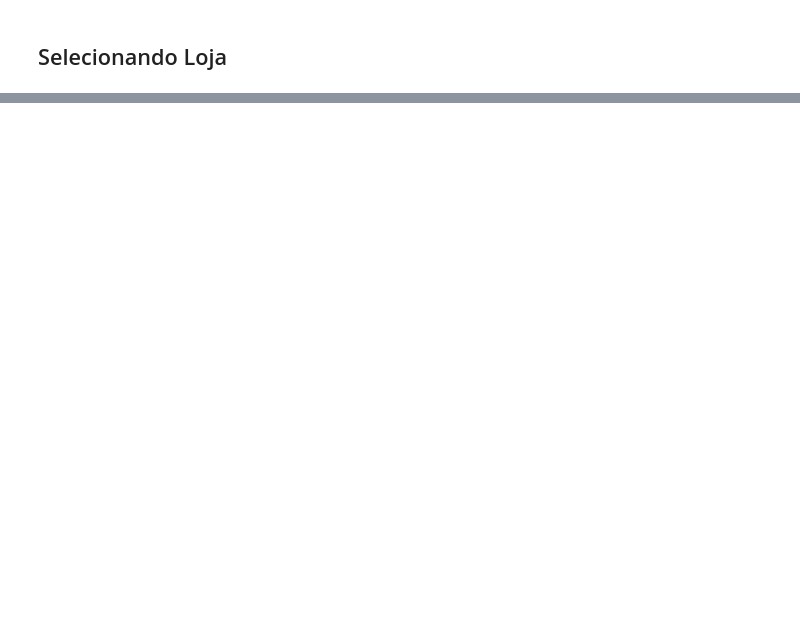
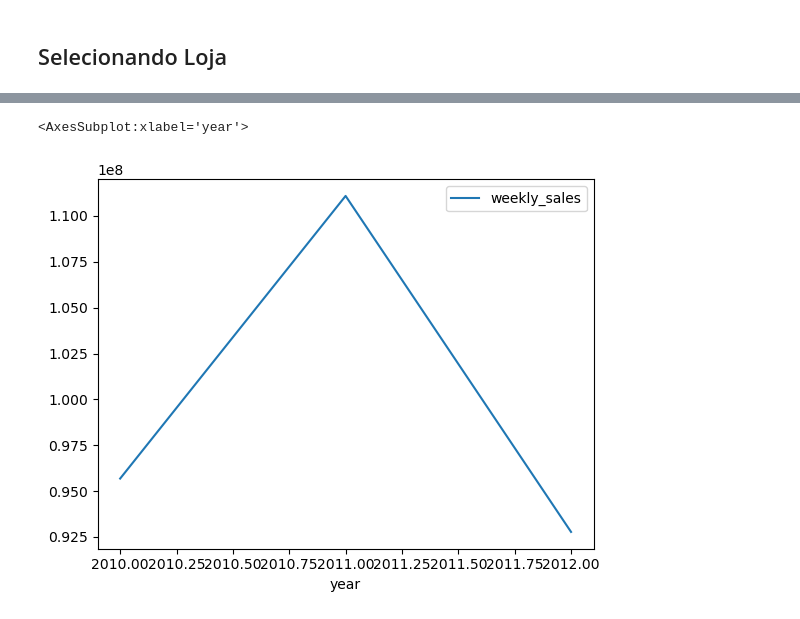
Before and after one commit to michellssgui22/PROJETOS_ESTUDO_DATASCIENCE, a Jupyter notebook: Mini projeto Walmart/walmart.ipynb, the cells around one changed output, grey strips where cells are left out. Saved outputs shown, nothing was run; the diff lists cells and outputs as text; code cells hidden in the pictures; blank space fills up the shorter version.

```diff
--- a/Mini projeto Walmart/walmart.ipynb
+++ b/Mini projeto Walmart/walmart.ipynb
@@ -323,3 +340,5 @@ df_lojas_seletas_2011.sort_values(by=['weekly_sales'], ascending=False).reset_in
 | 1 | 13 | 1.045375e+08 | 180.167 | 6709.679444 | 362.523 |
 | 2 | 19 | 7.484190e+07 | 197.804 | 7029.982387 | 404.348 |
 | 3 | 23 | 7.227353e+07 | 190.615 | 7029.982387 | 245.157 |
+# %%
+df_lojas_seletas_2011['year'] = int(2011)
@@ -388,3 +421,5 @@ df_lojas_seletas_2012.sort_values(by=['weekly_sales'], ascending=False).reset_in
 | 0 | 4 | 92771189.24 | 152.088 | 5625.159924 | 184.412 |
 | 1 | 13 | 86707455.02 | 153.872 | 5625.159924 | 254.326 |
 | 2 | 23 | 58767978.75 | 163.799 | 5932.440790 | 179.626 |
+# %%
+df_lojas_seletas_2012['year'] = int(2012)
@@ -400,0 +441,3 @@ loja_seleta.merge(df_lojas_seletas_2012, how='right')
+# %%
+loja_seleta = pd.concat([df_lojas_seletas_2010, df_lojas_seletas_2011, df_lojas_seletas_2012]).reset_index().drop(columns=['index'])
+loja_seleta
@@ -400,0 +469,7 @@ loja_seleta.merge(df_lojas_seletas_2012, how='right')
+# %%
+loja_seleta_4 = loja_seleta[loja_seleta['store'] == 4]
+# %%
+loja_seleta_4.plot('year', 'weekly_sales')
+# %% [output]
+<AxesSubplot:xlabel='year'>
+[figure, added]
```
Also changed, not shown: parts of 17 cells of this notebook.
